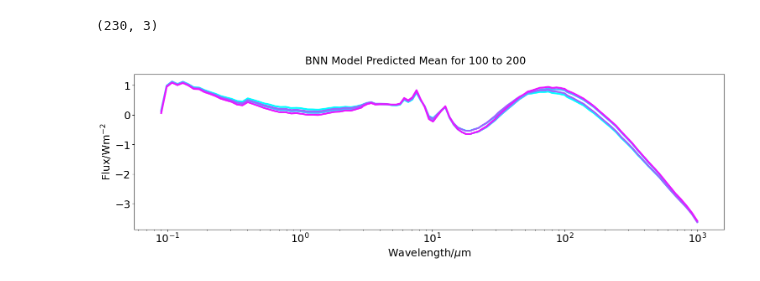
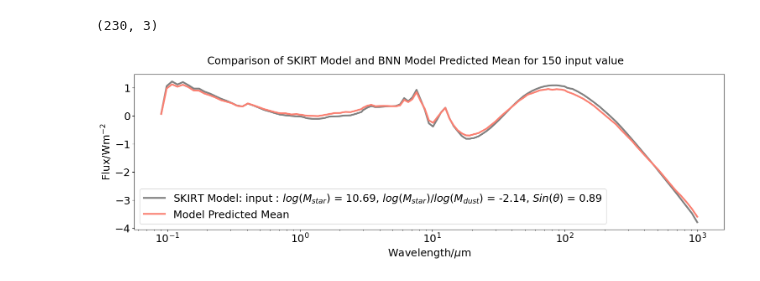
Before and after one commit to tresul03/final_year_project, a Jupyter notebook: src/semester2/week4/plotter_testing.ipynb, the cells around one changed output. Saved outputs shown, nothing was run; the diff lists cells and outputs as text; code cells hidden in the pictures.

```diff
--- a/src/semester2/week4/plotter_testing.ipynb
+++ b/src/semester2/week4/plotter_testing.ipynb
@@ -77,14 +57,14 @@ print(x_test.shape)
 # %% [output]
 (230, 3)
 # %%
-plotter = pltr.Plotter(wavelength, mean_pred_results, x_test, y_test,"f")
+plotter = pltr.Plotter(wavelength, mean_pred_results, x_test, y_test, "f")
 
-#plotter.plot_single(150, "grey", "salmon")
+plotter.plot_single(150, "grey", "salmon")
 #plotter.plot_group_same(100, 120, "grey", "salmon")
-plotter.plot_same_ax(100,200,30,'cool')
+#plotter.plot_same_ax(100,200,30,'cool')
 #plotter.save_figure("test.png")
 # %% [output]
-[figure, old version]
+[figure, new version]
 # %%
 #write prdeict function on saved model
 #linear interpolation of extremes
```
Also changed, not shown: parts of 3 cells of this notebook.
